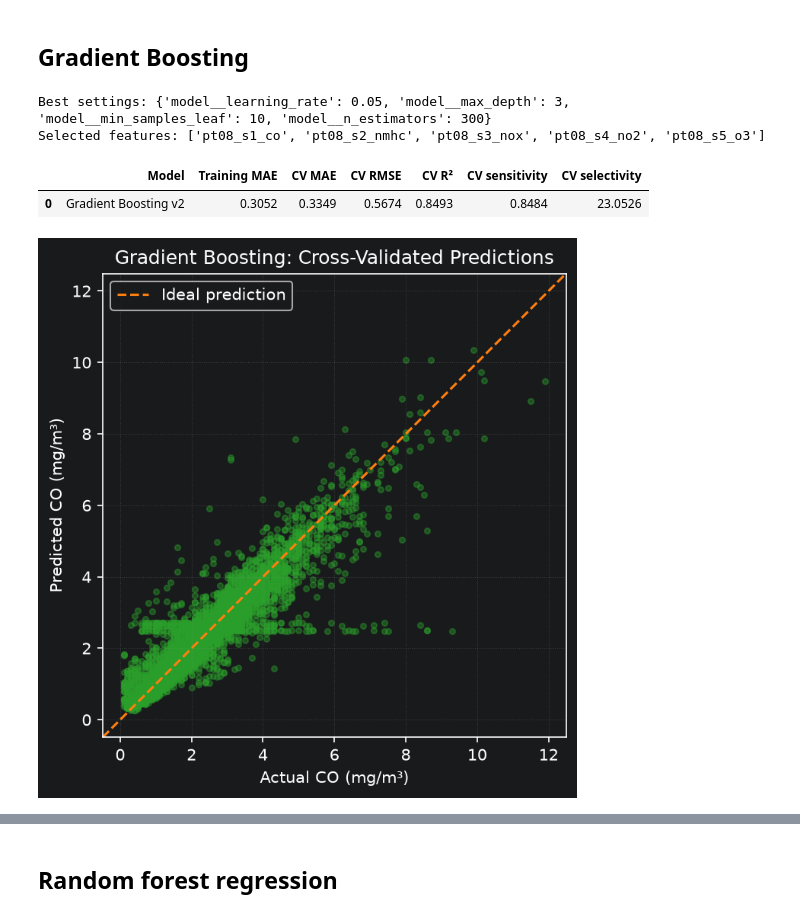
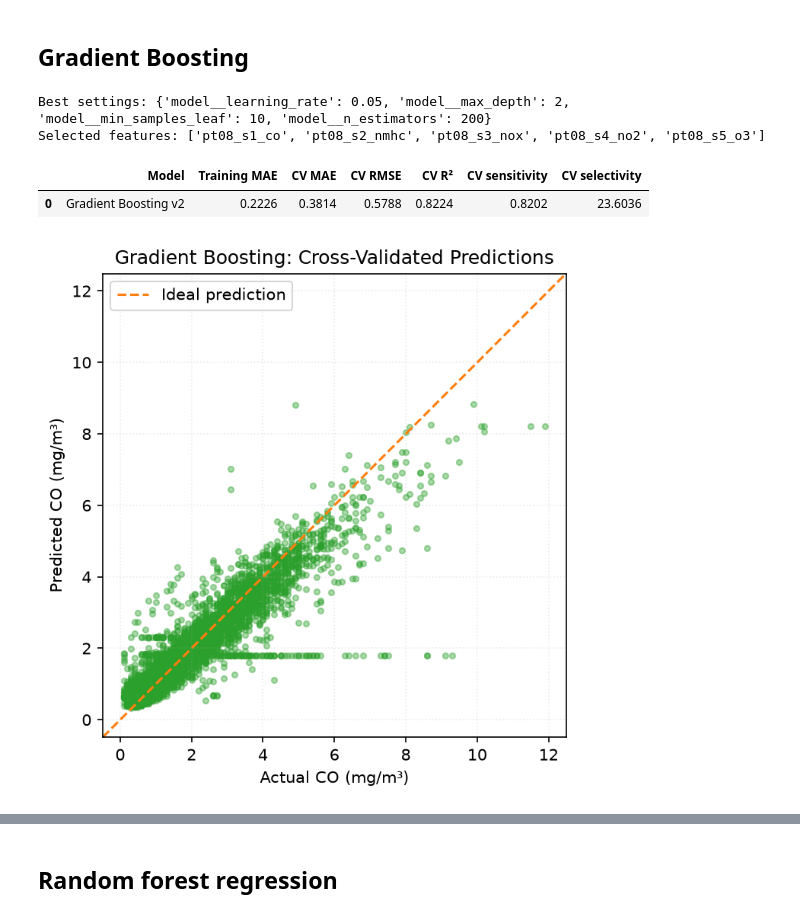
Before and after one commit to AMfromUofG/ENG4200-CW2-Group-Air_A, a Jupyter notebook: CW2_Air_A.ipynb, the cells around one changed output, grey strips where cells are left out. Cells and saved outputs as stored; diff of their text form; code cells hidden in the pictures.

Commit message:
Switch to TimeSeriesSplit and time-ordered test split; report sensitivity/selectivity; fix OOF predictions for time-series CV

```diff
--- a/CW2_Air_A.ipynb
+++ b/CW2_Air_A.ipynb
@@ -118,11 +111,11 @@ SCORING = {
 
 # 1. Train/test split
 X_train, X_test, y_train, y_test = train_test_split(
-    X, y, test_size=0.2, random_state=0
+    X, y, test_size=0.2, shuffle=False
 )
 
 # 2. Cross-validation folds
-cv = KFold(n_splits=N_FOLDS, shuffle=False, random_state=0)
+cv = TimeSeriesSplit(n_splits=N_FOLDS)
 
 # 3. Cross-validation helper
 def run_cv(name, model):
@@ -130,7 +123,8 @@ def run_cv(name, model):
         model, X_train, y_train,
         cv=cv,
         scoring=SCORING,
-        return_train_score=True
+        return_train_score=True,
+        n_jobs=-1
     )
 
     return {
@@ -139,6 +133,8 @@ def run_cv(name, model):
         "CV MAE": -s["test_MAE"].mean(),
         "CV RMSE": -s["test_RMSE"].mean(),
         "CV R²": s["test_R2"].mean(),
+        "CV sensitivity": s["test_SENS"].mean(),
+        "CV selectivity": s["test_SEL"].mean(),
         "spread": s["test_MAE"].std(),
         "fit time (s)": s["fit_time"].mean()
     }
@@ -680,57 +676,62 @@ pd.DataFrame([{
     "CV selectivity": gb_best["mean_test_SEL"],
 }]).round(4)
 # %% [output]
-Best settings: {'model__learning_rate': 0.05, 'model__max_depth': 3, 'model__min_samples_leaf': 10, 'model__n_estimators': 300}
+Best settings: {'model__learning_rate': 0.05, 'model__max_depth': 2, 'model__min_samples_leaf': 10, 'model__n_estimators': 200}
 Selected features: ['pt08_s1_co', 'pt08_s2_nmhc', 'pt08_s3_nox', 'pt08_s4_no2', 'pt08_s5_o3']
 |  | Model | Training MAE | CV MAE | CV RMSE | CV R² | CV sensitivity | CV selectivity |
-| 0 | Gradient Boosting v2 | 0.3052 | 0.3349 | 0.5674 | 0.8493 | 0.8484 | 23.0526 |
+| 0 | Gradient Boosting v2 | 0.2226 | 0.3814 | 0.5788 | 0.8224 | 0.8202 | 23.6036 |
 # %%
 from sklearn.base import clone
-from sklearn.model_selection import cross_val_predict
 
-# Predictions from the selected configuration across the shared CV folds
-gb_oof_predictions = cross_val_predict(
-    clone(search_gb.best_estimator_),
-    X_train,
-    y_train,
-    cv=search_gb.cv,
-    n_jobs=2
-)
+# Out-of-fold predictions from the selected configuration across the shared CV folds.
+# TimeSeriesSplit never validates the first block, so only validated rows get a prediction.
+gb_pred_list = []
+gb_index_list = []
+
+for train_idx, val_idx in cv.split(X_train):
+    model = clone(search_gb.best_estimator_)
+    model.fit(X_train.iloc[train_idx], y_train.iloc[train_idx])
+    gb_pred_list.append(model.predict(X_train.iloc[val_idx]))
+    gb_index_list.append(val_idx)
+
+val_rows = np.concatenate(gb_index_list)
+gb_oof_predictions = np.concatenate(gb_pred_list)
+gb_oof_true = y_train.iloc[val_rows]     # the matching true values
 
 fig, ax = plt.subplots(figsize=(6, 5), dpi=150)
 
 ax.scatter(
-    y_train, gb_oof_predictions,
+    gb_oof_true, gb_oof_predictions,
     color="tab:green", s=12, alpha=0.4
 )
 
 # Ideal predictions: actual = predicted
-gb_low = min(y_train.min(), gb_oof_predictions.min())
-gb_high = max(y_train.max(), gb_oof_predictions.max())
+gb_low = min(gb_oof_true.min(), gb_oof_predictions.min())
+gb_high = max(gb_oof_true.max(), gb_oof_predictions.max())
 gb_margin = 0.05 * (gb_high - gb_low)
 gb_limits = [gb_low - gb_margin, gb_high + gb_margin]
 
 ax.plot(
     gb_limits, gb_limits,
     "--", color="tab:orange", linewidth=1.5,
     label="Ideal prediction"
 )
 
 ax.set(
     title="Gradient Boosting: Cross-Validated Predictions",
     xlabel="Actual CO (mg/m³)",
     ylabel="Predicted CO (mg/m³)",
     xlim=gb_limits,
     ylim=gb_limits
 )
 ax.set_aspect("equal", adjustable="box")
 ax.grid(True, linestyle=":", alpha=0.25)
 ax.legend()
 
 fig.tight_layout()
 plt.show()
 # %% [output]
-[figure, old version]
+[figure, new version]
 # %%
 gb_search_results = pd.DataFrame(search_gb.cv_results_)
 
```
Also changed, not shown: parts of 25 cells of this notebook.
